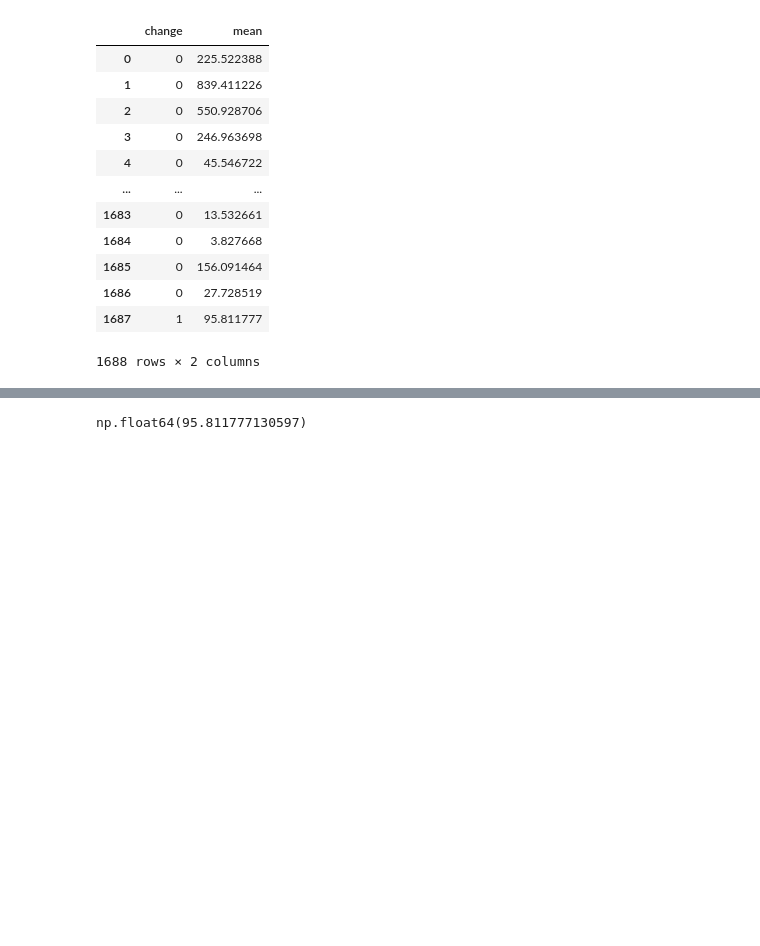
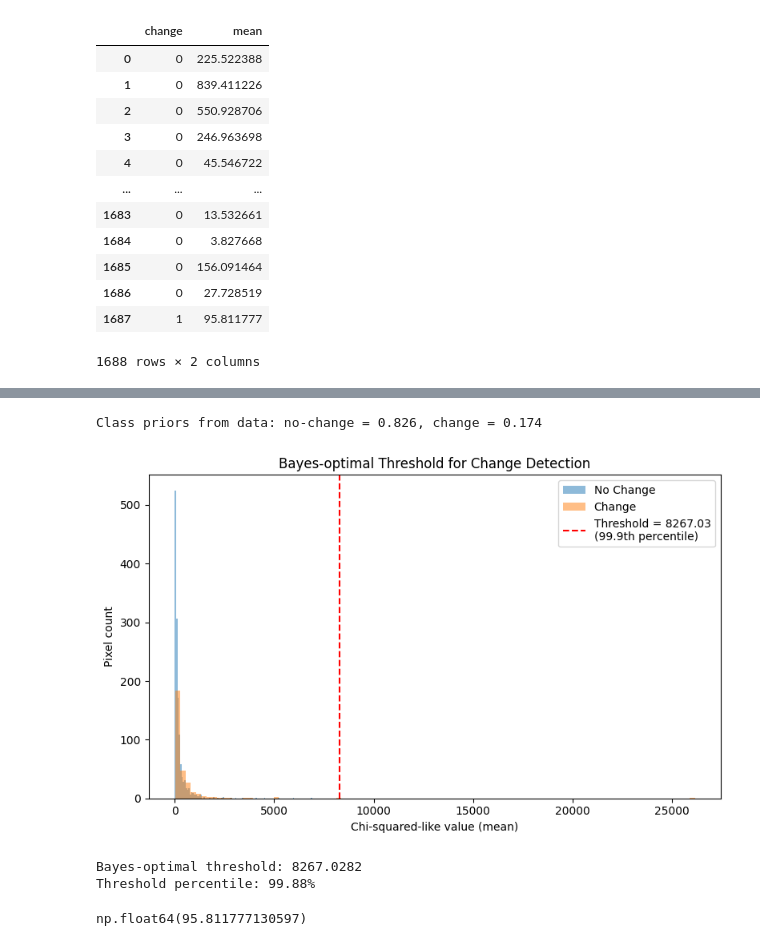
Before and after one commit to Geethen/hypinvalimap, a Jupyter notebook: code/IRMAD_experiments.ipynb, the cells around one changed output, grey strips where cells are left out. Drawn from its saved outputs; the diff is of its cells as text; code cells hidden in the pictures; blank space fills up the shorter version.

```diff
--- a/code/IRMAD_experiments.ipynb
+++ b/code/IRMAD_experiments.ipynb
@@ -480,3 +527,51 @@ result
+# %%
+import numpy as np
+import matplotlib.pyplot as plt
+from sklearn.metrics import roc_curve
+
+# 0. Extract data
+y_true = result['change'].to_numpy()          # binary: 1 = change, 0 = no-change
+chi2_vals = result['mean'].to_numpy()         # test statistic (higher = more likely change)
+
+# 1. Calculate class proportions (priors)
+counts = result['change'].value_counts(normalize=True).sort_index()
+p_nochange = counts.get(0, 0.0)
+p_change = counts.get(1, 0.0)
+
+print(f"Class priors from data: no-change = {p_nochange:.3f}, change = {p_change:.3f}")
+
+# 2. Compute ROC curve
+fpr, tpr, thresholds = roc_curve(y_true, chi2_vals)
+
+# 3. Compute total expected error at each threshold (Bayes minimum-error rule)
+total_error = p_nochange * fpr + p_change * (1 - tpr)
+best_idx = np.argmin(total_error)
+optimal_threshold = thresholds[best_idx]
+
+# 4. Compute percentile of threshold
+percentile = np.sum(chi2_vals < optimal_threshold) / len(chi2_vals) * 100
+
+# 5. Plot histogram and threshold
+plt.figure(figsize=(8, 5))
+plt.hist(chi2_vals[y_true == 0], bins=100, alpha=0.5, label='No Change')
+plt.hist(chi2_vals[y_true == 1], bins=100, alpha=0.5, label='Change')
+plt.axvline(optimal_threshold, color='red', linestyle='--',
+            label=f'Threshold = {optimal_threshold:.2f}\n({percentile:.1f}th percentile)')
+plt.xlabel('Chi-squared-like value (mean)')
+plt.ylabel('Pixel count')
+plt.title('Bayes-optimal Threshold for Change Detection')
+plt.legend()
+plt.tight_layout()
+plt.show()
+
+# 6. Print final results
+print(f"Bayes-optimal threshold: {optimal_threshold:.4f}")
+print(f"Threshold percentile: {percentile:.2f}%")
+# %% [output]
+Class priors from data: no-change = 0.826, change = 0.174
+[figure, added]
+Bayes-optimal threshold: 8267.0282
+Threshold percentile: 99.88%
 # %%
 from sklearn.metrics import precision_recall_curve, f1_score
 
```
Also changed, not shown: parts of 66 cells of this notebook, 6 other files.
